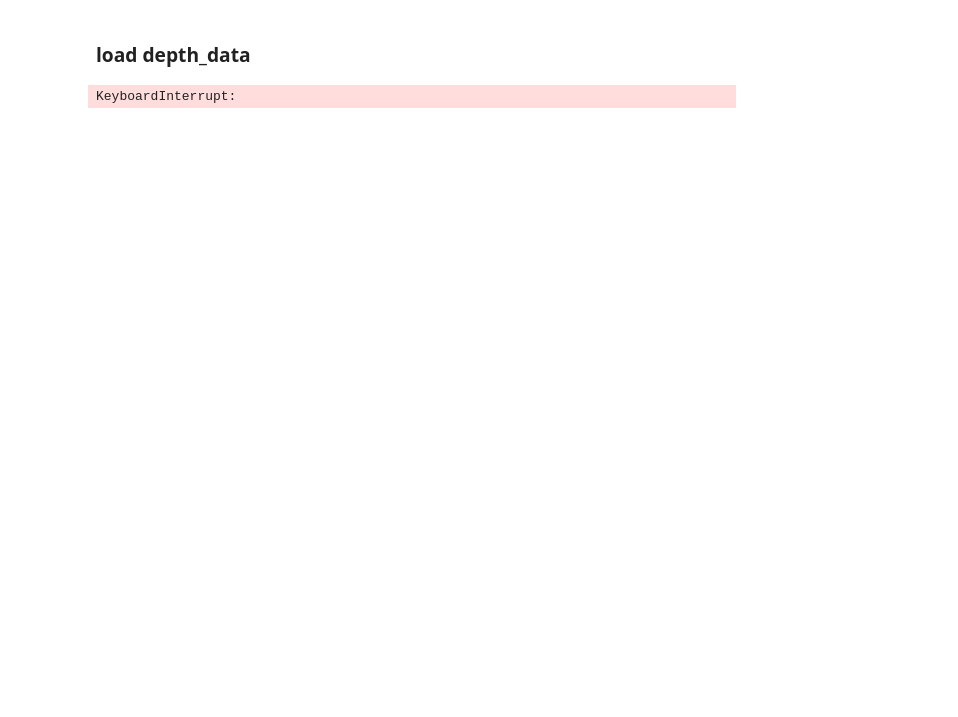
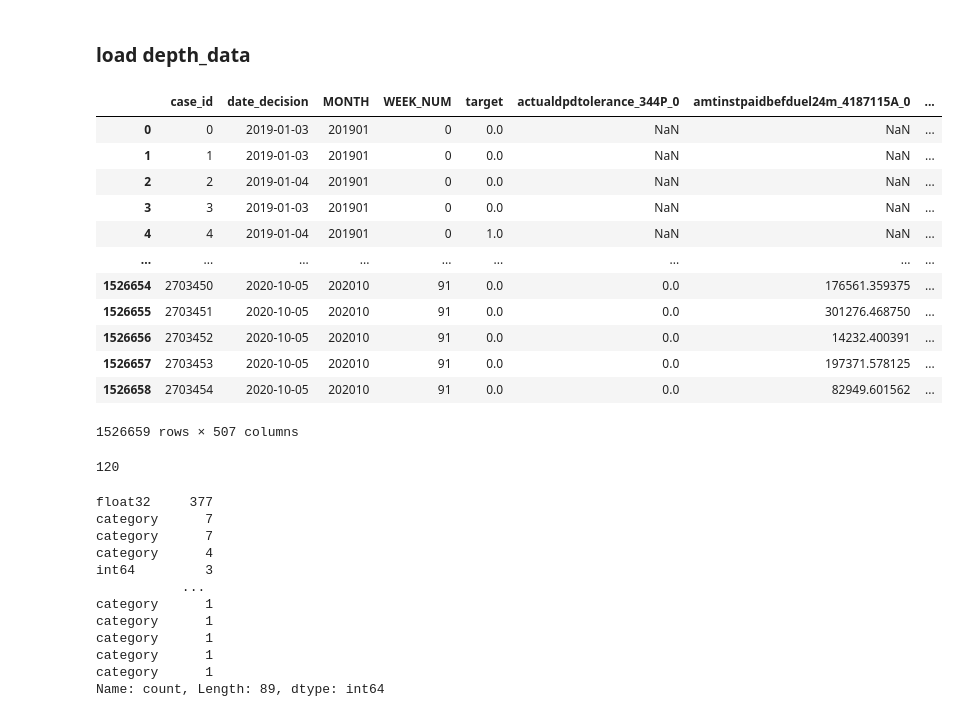
Before and after one commit to oXyut/home-credit-competition, a Jupyter notebook: src/notebooks/2-home-credit-train-lgb.ipynb, the cells around one changed output. Cells and saved outputs as stored; diff of their text form; code cells hidden in the pictures; blank space fills up the shorter version.

```diff
--- a/src/notebooks/2-home-credit-train-lgb.ipynb
+++ b/src/notebooks/2-home-credit-train-lgb.ipynb
@@ -44,17 +44,43 @@ paths = PathHandler()
 # %%
 depth_data = pd.read_parquet(paths.dataset_dir.joinpath('depth_data.parquet'))
 depth_data = depth_data.query('is_test==0')
 depth_data.drop(columns=['is_test'], inplace=True)
 categorical_features = list(np.load(paths.dataset_dir.joinpath('categorical_features.npy'), allow_pickle=True))
 
+depth_data.fillna({col: 'none' for col in categorical_features}, inplace=True)
 depth_data[categorical_features] = depth_data[categorical_features].astype('category')
 
 display(depth_data)
 print(len(categorical_features))
 
 display(depth_data.dtypes.value_counts())
 # %% [output]
+|  | case_id | date_decision | MONTH | WEEK_NUM | target | actualdpdtolerance_344P_0 | amtinstpaidbefduel24m_4187115A_0 | ... |
+| 0 | 0 | 2019-01-03 | 201901 | 0 | 0.0 | NaN | NaN | ... |
+| 1 | 1 | 2019-01-03 | 201901 | 0 | 0.0 | NaN | NaN | ... |
+| 2 | 2 | 2019-01-04 | 201901 | 0 | 0.0 | NaN | NaN | ... |
+| 3 | 3 | 2019-01-03 | 201901 | 0 | 0.0 | NaN | NaN | ... |
+| 4 | 4 | 2019-01-04 | 201901 | 0 | 1.0 | NaN | NaN | ... |
+| ... | ... | ... | ... | ... | ... | ... | ... | ... |
+| 1526654 | 2703450 | 2020-10-05 | 202010 | 91 | 0.0 | 0.0 | 176561.359375 | ... |
+| 1526655 | 2703451 | 2020-10-05 | 202010 | 91 | 0.0 | 0.0 | 301276.468750 | ... |
+| 1526656 | 2703452 | 2020-10-05 | 202010 | 91 | 0.0 | 0.0 | 14232.400391 | ... |
+| 1526657 | 2703453 | 2020-10-05 | 202010 | 91 | 0.0 | 0.0 | 197371.578125 | ... |
+| 1526658 | 2703454 | 2020-10-05 | 202010 | 91 | 0.0 | 0.0 | 82949.601562 | ... |
-KeyboardInterrupt:
+1526659 rows × 507 columns
+120
+float32     377
+category      7
+category      7
+category      4
+int64         3
+           ...
+category      1
+category      1
+category      1
+category      1
+category      1
+Name: count, Length: 89, dtype: int64
 # %%
 class CFG:
     def __init__(
```
Also changed, not shown: parts of 5 cells of this notebook, 2 other files.
